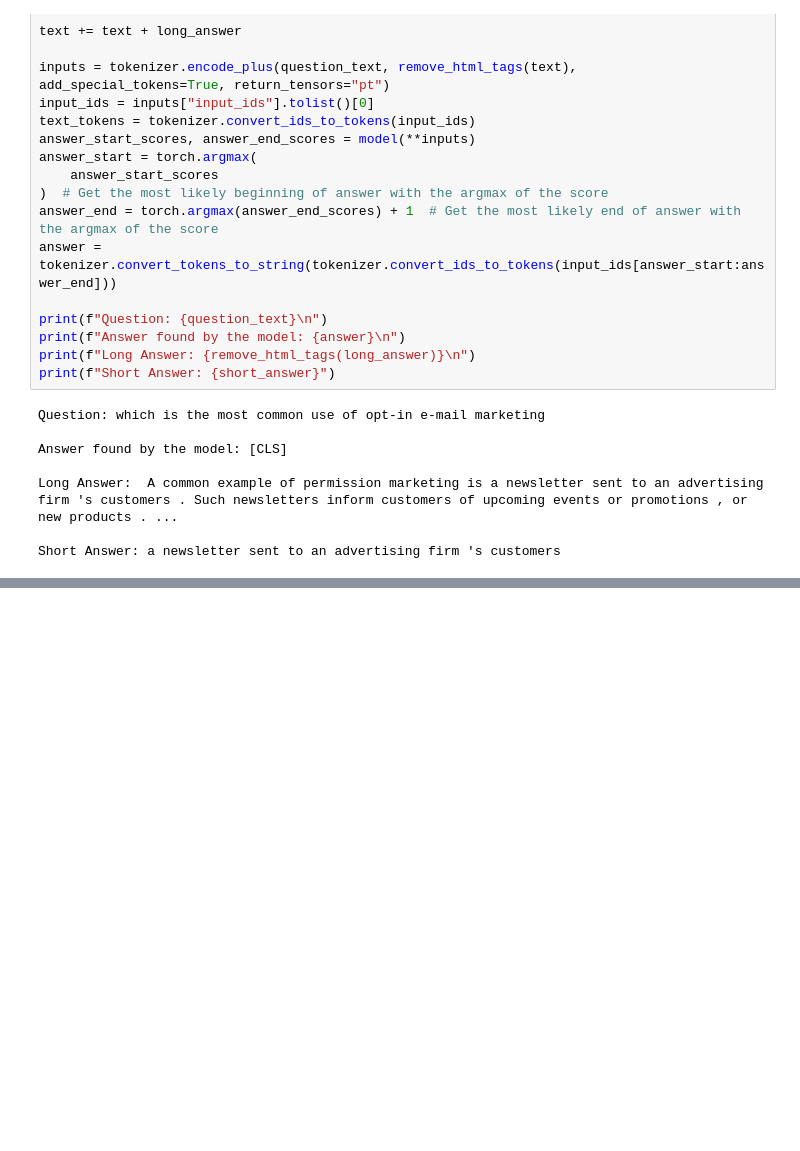
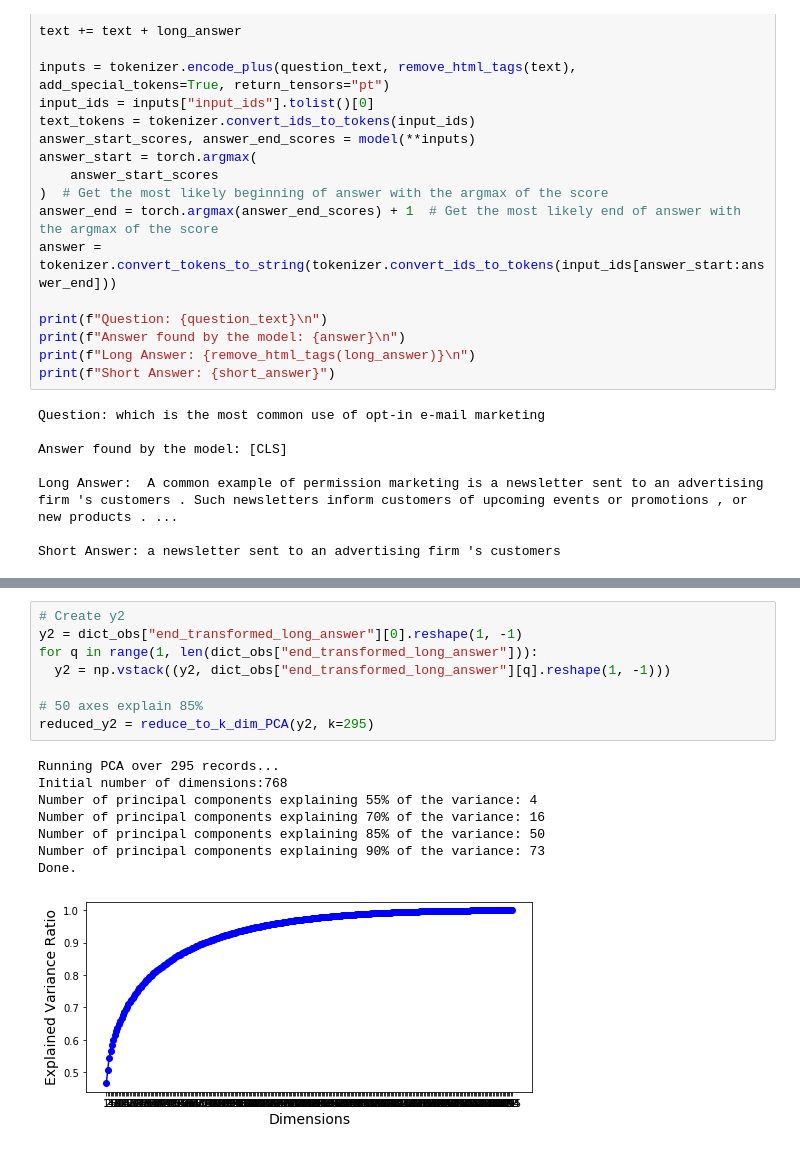
Before and after one commit to joelun37/Question-Answering, a Jupyter notebook: pyNotebook/Projet-final.ipynb, the cells around one changed output, grey strips where cells are left out. Drawn from its saved outputs; the diff is of its cells as text; blank space fills up the shorter version.

```diff
--- a/pyNotebook/Projet-final.ipynb
+++ b/pyNotebook/Projet-final.ipynb
@@ -312,0 +486,17 @@ text_tokens
+# %%
+# Create y2
+y2 = dict_obs["end_transformed_long_answer"][0].reshape(1, -1)
+for q in range(1, len(dict_obs["end_transformed_long_answer"])):
+  y2 = np.vstack((y2, dict_obs["end_transformed_long_answer"][q].reshape(1, -1)))
+
+# 50 axes explain 85%
+reduced_y2 = reduce_to_k_dim_PCA(y2, k=295)
+# %% [output]
+Running PCA over 295 records...
+Initial number of dimensions:768
+Number of principal components explaining 55% of the variance: 4
+Number of principal components explaining 70% of the variance: 16
+Number of principal components explaining 85% of the variance: 50
+Number of principal components explaining 90% of the variance: 73
+Done.
+[figure, added]
```
Also changed, not shown: parts of 12 cells of this notebook, 3 other files.
